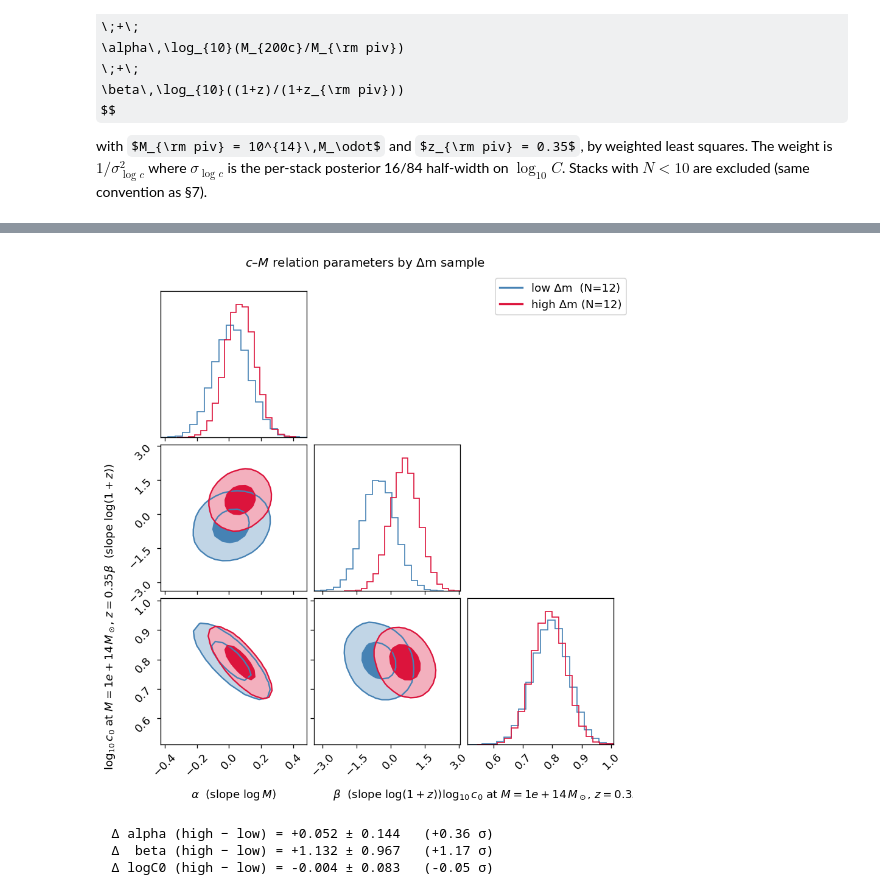
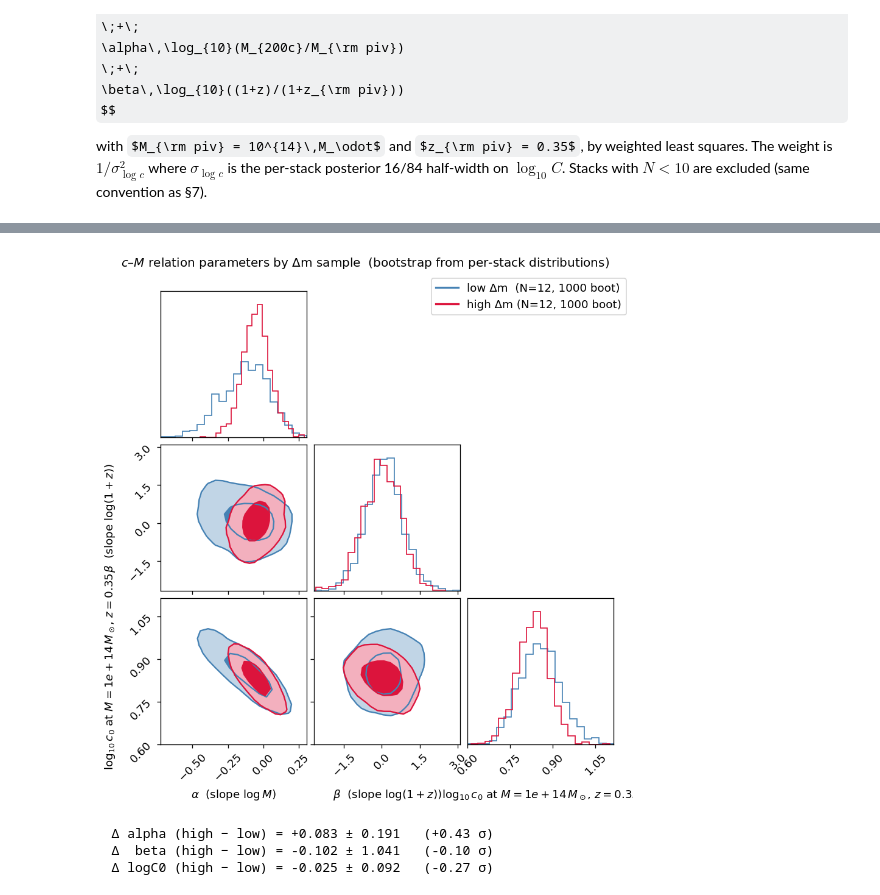
Before and after one commit to andrevitorelli/destacking, a Jupyter notebook: notebooks/wazp_mass_richness_by_delta_m.ipynb, the cells around one changed output, grey strips where cells are left out. Drawn from its saved outputs; the diff is of its cells as text; code cells hidden in the pictures; some formulas as TeX source.

```diff
--- a/notebooks/wazp_mass_richness_by_delta_m.ipynb
+++ b/notebooks/wazp_mass_richness_by_delta_m.ipynb
@@ -50,7 +31,7 @@ NBOOT      = 500
 NLIVE      = 400
 NWORKERS   = max(1, cpu_count() - 1)
 
-radii  = np.logspace(-0.6, 0.6, 12)
+radii  = np.logspace(-0.8, 0.6, 18)
 _N     = len(radii)
 _edges = np.logspace(
     np.log10(radii[0])   + (np.log10(radii[0]) - np.log10(radii[1])) / 2,
@@ -1027,19 +1077,16 @@ plt.show()
 # %%
-# Contour plot of c-M parameters (α, β, log c0) by Δm group
-rng = np.random.default_rng(1)
-NSMP = 20_000
+# Contour plot of c–M parameters (α, β, log c0) by Δm group, fed by the
+# bootstrap distribution of fit parameters directly.
 param_names = ['alpha', 'beta', 'logC0']
 labels = [r'$\alpha$  (slope $\log M$)',
           r'$\beta$  (slope $\log(1+z)$)',
           rf'$\log_{{10}} c_0$ at $M={CMR_M_PIV:.0e}\,M_\odot$, $z={CMR_Z_PIV:.2f}$']
 
 if 0 in cmr_fits and 1 in cmr_fits:
-    samples_low  = rng.multivariate_normal(
-        [cmr_fits[0]['mean'][p] for p in param_names],
-        cmr_fits[0]['cov'], size=NSMP)
-    samples_high = rng.multivariate_normal(
-        [cmr_fits[1]['mean'][p] for p in param_names],
-        cmr_fits[1]['cov'], size=NSMP)
+    samples_low  = np.asarray(cmr_fits[0]['samples'], dtype=float)
+    samples_high = np.asarray(cmr_fits[1]['samples'], dtype=float)
+    samples_low  = samples_low [np.all(np.isfinite(samples_low),  axis=1)]
+    samples_high = samples_high[np.all(np.isfinite(samples_high), axis=1)]
 
     fig = corner.corner(
         samples_low, labels=labels, color='steelblue',
@@ -1047,38 +1094,41 @@ if 0 in cmr_fits and 1 in cmr_fits:
         fill_contours=True, levels=(0.39, 0.86),
         smooth=1.0, contour_kwargs={'linewidths': 1.4},
     )
     corner.corner(
         samples_high, color='crimson',
         hist_kwargs={'density': True}, plot_datapoints=False,
         fill_contours=True, levels=(0.39, 0.86),
         smooth=1.0, contour_kwargs={'linewidths': 1.4},
         fig=fig,
     )
     from matplotlib.lines import Line2D
     fig.legend(
         handles=[Line2D([0],[0], color='steelblue', lw=2,
-                        label=f'low Δm  (N={cmr_fits[0]["n_stacks"]})'),
+                        label=(f'low Δm  (N={cmr_fits[0]["n_stacks"]}, '
+                               f'{len(samples_low)} boot)')),
                  Line2D([0],[0], color='crimson',  lw=2,
-                        label=f'high Δm (N={cmr_fits[1]["n_stacks"]})')],
+                        label=(f'high Δm (N={cmr_fits[1]["n_stacks"]}, '
+                               f'{len(samples_high)} boot)'))],
         loc='upper right', bbox_to_anchor=(0.98, 0.98), fontsize=11, frameon=True,
     )
-    fig.suptitle(r'$c$–$M$ relation parameters by Δm sample', fontsize=12, y=1.01)
+    fig.suptitle(r'$c$–$M$ relation parameters by Δm sample  '
+                 r'(bootstrap from per-stack distributions)',
+                 fontsize=12, y=1.01)
     plt.show()
 
-    # high − low difference per parameter
     print()
     for p in param_names:
         m0 = cmr_fits[0]['mean'][p];  m1 = cmr_fits[1]['mean'][p]
         s0 = cmr_fits[0]['sigma'][param_names.index(p)]
         s1 = cmr_fits[1]['sigma'][param_names.index(p)]
         diff       = m1 - m0
         sigma_diff = np.sqrt(s0**2 + s1**2)
         print(f'  Δ{p:>6} (high − low) = {diff:+.3f} ± {sigma_diff:.3f}   '
               f'({diff/sigma_diff:+.2f} σ)')
 else:
     print('Need both Δm groups fitted to draw the contour comparison.')
 # %% [output]
-[figure, old version]
+[figure, new version]
-  Δ alpha (high − low) = +0.052 ± 0.144   (+0.36 σ)
-  Δ  beta (high − low) = +1.132 ± 0.967   (+1.17 σ)
-  Δ logC0 (high − low) = -0.004 ± 0.083   (-0.05 σ)
+  Δ alpha (high − low) = +0.083 ± 0.191   (+0.43 σ)
+  Δ  beta (high − low) = -0.102 ± 1.041   (-0.10 σ)
+  Δ logC0 (high − low) = -0.025 ± 0.092   (-0.27 σ)
```
Also changed, not shown: parts of 14 cells of this notebook.
